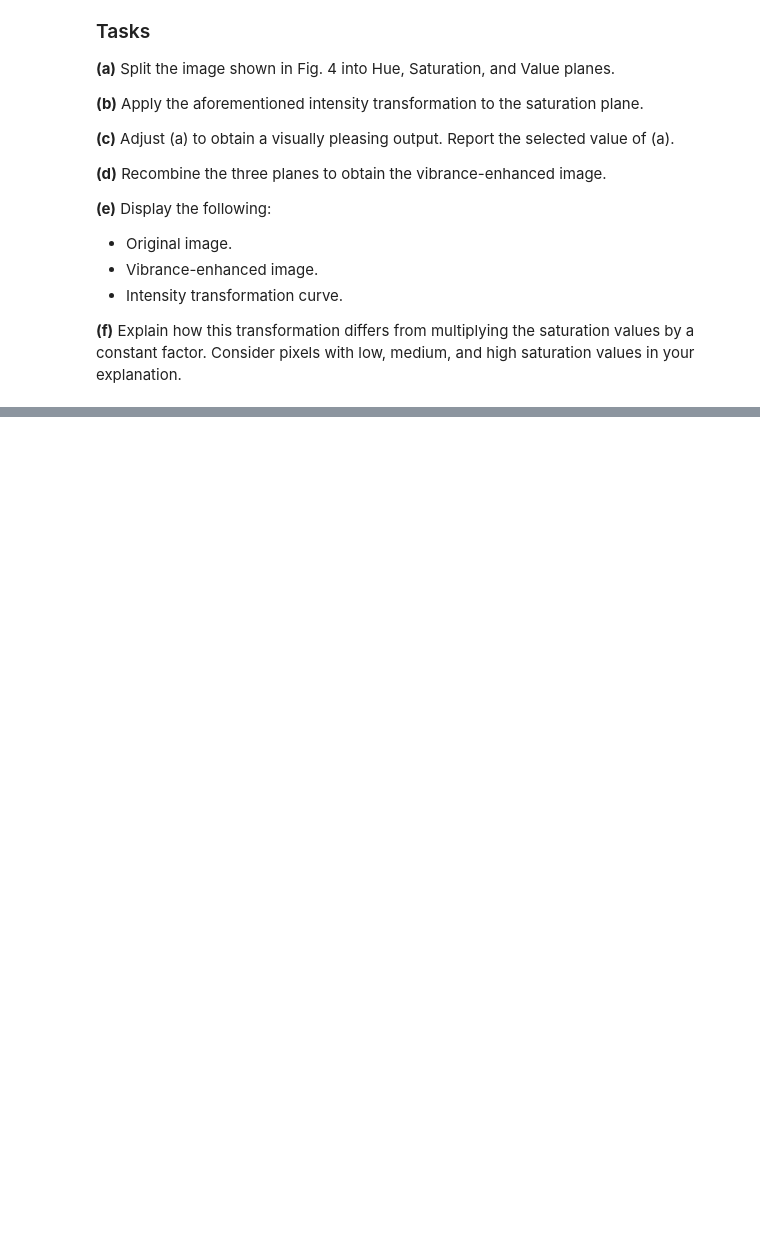
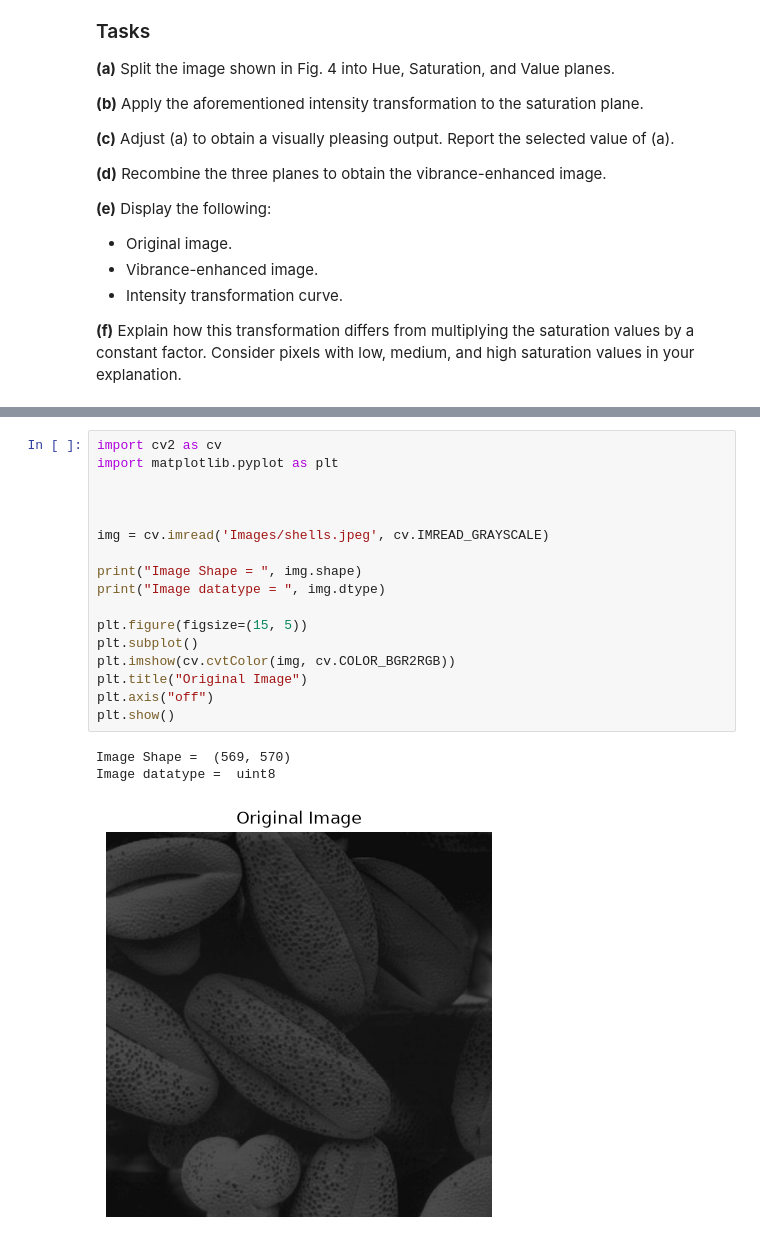
Before and after one commit to Imashanilupul/Machine_Vision_Assignment_1, a Jupyter notebook: Answer_Sheet.ipynb, the cells around one changed output, grey strips where cells are left out. Cells and saved outputs as stored; diff of their text form; blank space fills up the shorter version.

```diff
--- a/Answer_Sheet.ipynb
+++ b/Answer_Sheet.ipynb
@@ -273,0 +313,21 @@ Selected a value: 0.5
+# %%
+import cv2 as cv
+import matplotlib.pyplot as plt
+
+
+
+img = cv.imread('Images/shells.jpeg', cv.IMREAD_GRAYSCALE)
+
+print("Image Shape = ", img.shape)
+print("Image datatype = ", img.dtype)
+
+plt.figure(figsize=(15, 5))
+plt.subplot()
+plt.imshow(cv.cvtColor(img, cv.COLOR_BGR2RGB))
+plt.title("Original Image")
+plt.axis("off")
+plt.show()
+# %% [output]
+Image Shape =  (569, 570)
+Image datatype =  uint8
+[figure, added]
```
Also changed, not shown: parts of 5 cells of this notebook.
